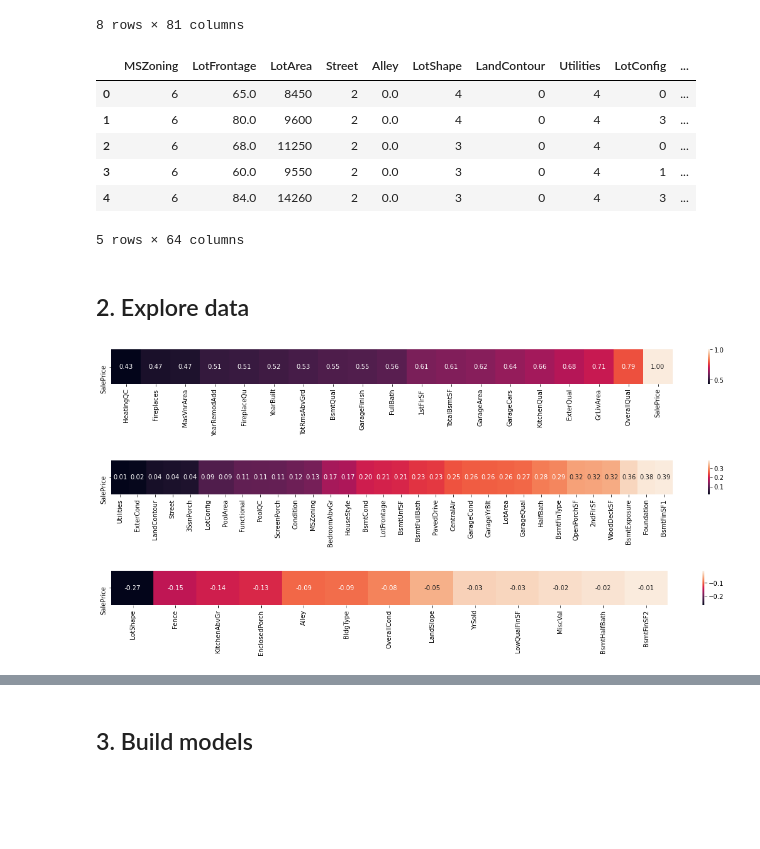
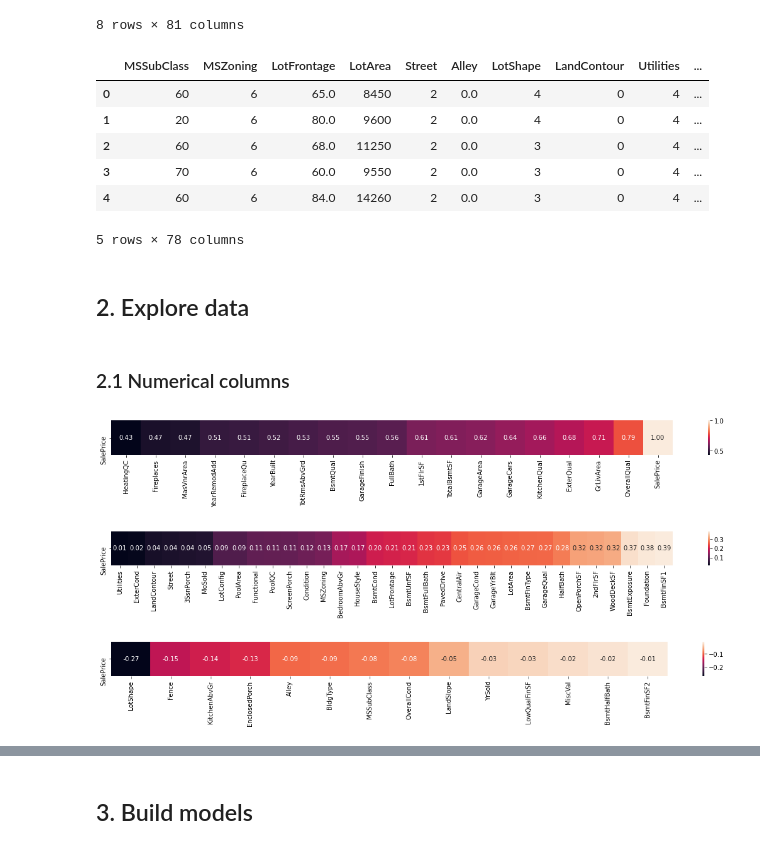
Before and after one commit to jfmdev/simple_ml, a Jupyter notebook: houses/houses.ipynb, the cells around one changed output, grey strips where cells are left out. Saved outputs shown, nothing was run; the diff lists cells and outputs as text; code cells hidden in the pictures; blank space fills up the shorter version.

Commit message:
Improve House Prices notebook for combine numerical and categorical columns

```diff
--- a/houses/houses.ipynb
+++ b/houses/houses.ipynb
@@ -35,9 +37,12 @@ train_data_raw.head(8)
 | 7 | 8 | 60 | RL | NaN | 10382 | Pave | NaN | IR1 | Lvl | ... |
 8 rows × 81 columns
 # %%
-# Categorical columns that can't be directly used for regression.
-USELESS_COLUMNS = [
-    'Id', 'MSSubClass', 'MiscFeature', 'MoSold', 'RoofStyle', 'RoofMatl', 'Exterior1st', 'Exterior2nd',
+# Columns that can't be used in the prediction.
+USELESS_COLUMNS = ['Id']
+
+# Categorical columns that can't be (directly) converted to numeric values.
+CATEGORICAL_COLUMNS = [
+    'MSSubClass', 'MiscFeature', 'MoSold', 'RoofStyle', 'RoofMatl', 'Exterior1st', 'Exterior2nd',
     'MasVnrType', 'Heating', 'Electrical', 'GarageType', 'SaleType', 'SaleCondition', 'Neighborhood'
 ]
 
@@ -57,10 +62,10 @@ SCORES_TO_NUMBERS = {
     "KitchenQual": {"Ex": 6, "Gd": 5, "TA": 4, "Fa": 3, "Po": 2, "No": 1},
     "PoolQC": {"Ex": 6, "Gd": 5, "TA": 4, "Fa": 3, "Po": 2, "No": 1},
 
-    "BsmtExposure": {"Gd": 5, "Av": 4, "Mn": 2, "No": 1},
+    "BsmtExposure": {"Gd": 4, "Av": 3, "Mn": 2, "No": 1},
 
-    "BsmtFinType1": {"GLQ": 6, "ALQ": 4, "BLQ": 4, "Rec": 3, "LwQ": 2, "Unf": 1},
-    "BsmtFinType2": {"GLQ": 6, "ALQ": 4, "BLQ": 4, "Rec": 3, "LwQ": 2, "Unf": 1},
+    "BsmtFinType1": {"GLQ": 6, "ALQ": 5, "BLQ": 4, "Rec": 3, "LwQ": 2, "Unf": 1},
+    "BsmtFinType2": {"GLQ": 6, "ALQ": 5, "BLQ": 4, "Rec": 3, "LwQ": 2, "Unf": 1},
 
     "Condition1": {"PosA": 7, "PosN": 6, "Norm": 5, "Feedr": 4, "Artery": 3, "RRNn": 2, "RRNe": 2, "RRAn": 1, "RRAe": 1},
     "Condition2": {"PosA": 7, "PosN": 6, "Norm": 5, "Feedr": 4, "Artery": 3, "RRNn": 2, "RRNe": 2, "RRAn": 1, "RRAe": 1},
@@ -82,7 +87,7 @@ SCORES_TO_NUMBERS = {
 }
 
 def sanitize_data(data):
-    # Remove categorical columns that don't represent score-like values.
+    # Remove bogus columns.
     data = data.drop(USELESS_COLUMNS, axis=1)
 
     # Convert some categorical columns (which represent scores) into numeric ones.
@@ -102,19 +107,21 @@ def sanitize_data(data):
 train_data = sanitize_data(train_data_raw)
 train_data.head()
 # %% [output]
-|  | MSZoning | LotFrontage | LotArea | Street | Alley | LotShape | LandContour | Utilities | LotConfig | ... |
-| 0 | 6 | 65.0 | 8450 | 2 | 0.0 | 4 | 0 | 4 | 0 | ... |
-| 1 | 6 | 80.0 | 9600 | 2 | 0.0 | 4 | 0 | 4 | 3 | ... |
-| 2 | 6 | 68.0 | 11250 | 2 | 0.0 | 3 | 0 | 4 | 0 | ... |
-| 3 | 6 | 60.0 | 9550 | 2 | 0.0 | 3 | 0 | 4 | 1 | ... |
-| 4 | 6 | 84.0 | 14260 | 2 | 0.0 | 3 | 0 | 4 | 3 | ... |
+|  | MSSubClass | MSZoning | LotFrontage | LotArea | Street | Alley | LotShape | LandContour | Utilities | ... |
+| 0 | 60 | 6 | 65.0 | 8450 | 2 | 0.0 | 4 | 0 | 4 | ... |
+| 1 | 20 | 6 | 80.0 | 9600 | 2 | 0.0 | 4 | 0 | 4 | ... |
+| 2 | 60 | 6 | 68.0 | 11250 | 2 | 0.0 | 3 | 0 | 4 | ... |
+| 3 | 70 | 6 | 60.0 | 9550 | 2 | 0.0 | 3 | 0 | 4 | ... |
+| 4 | 60 | 6 | 84.0 | 14260 | 2 | 0.0 | 3 | 0 | 4 | ... |
-5 rows × 64 columns
+5 rows × 78 columns
 # %% [markdown]
 ## 2. Explore data
+# %% [markdown]
+### 2.1 Numerical columns
 # %%
-# Calculate correlations of columns with 'SalePrice'.
-corrs = train_data.corr(method ='pearson')['SalePrice']
-corrs = corrs.sort_values()
+# Calculate correlations of numerical columns with 'SalePrice'.
+num_corrs = train_data.corr(method ='pearson')['SalePrice']
+num_corrs = num_corrs.sort_values()
 # %%
 # Draw heatmap for columns with high correlation.
 plt.figure(figsize=(20,1))
@@ -125,14 +132,14 @@ plt.show()
 # %%
 # Draw heatmap for columns with low correlation.
 plt.figure(figsize=(20,1))
-sns.heatmap(corrs[(corrs >= 0) & (corrs < 0.4)].to_frame().T, annot=True, fmt='.2f')
+sns.heatmap(num_corrs[(num_corrs >= 0) & (num_corrs < 0.4)].to_frame().T, annot=True, fmt='.2f')
 plt.show()
 # %% [output]
-[figure, old version]
+[figure, new version]
 # %%
 # Draw heatmap for columns with negative correlation.
 plt.figure(figsize=(20,1))
-sns.heatmap(corrs[corrs < 0].to_frame().T, annot=True, fmt='.2f')
+sns.heatmap(num_corrs[num_corrs < 0].to_frame().T, annot=True, fmt='.2f')
 plt.show()
 # %% [output]
-[figure, old version]
+[figure, new version]
```
Also changed, not shown: parts of 17 cells of this notebook.
